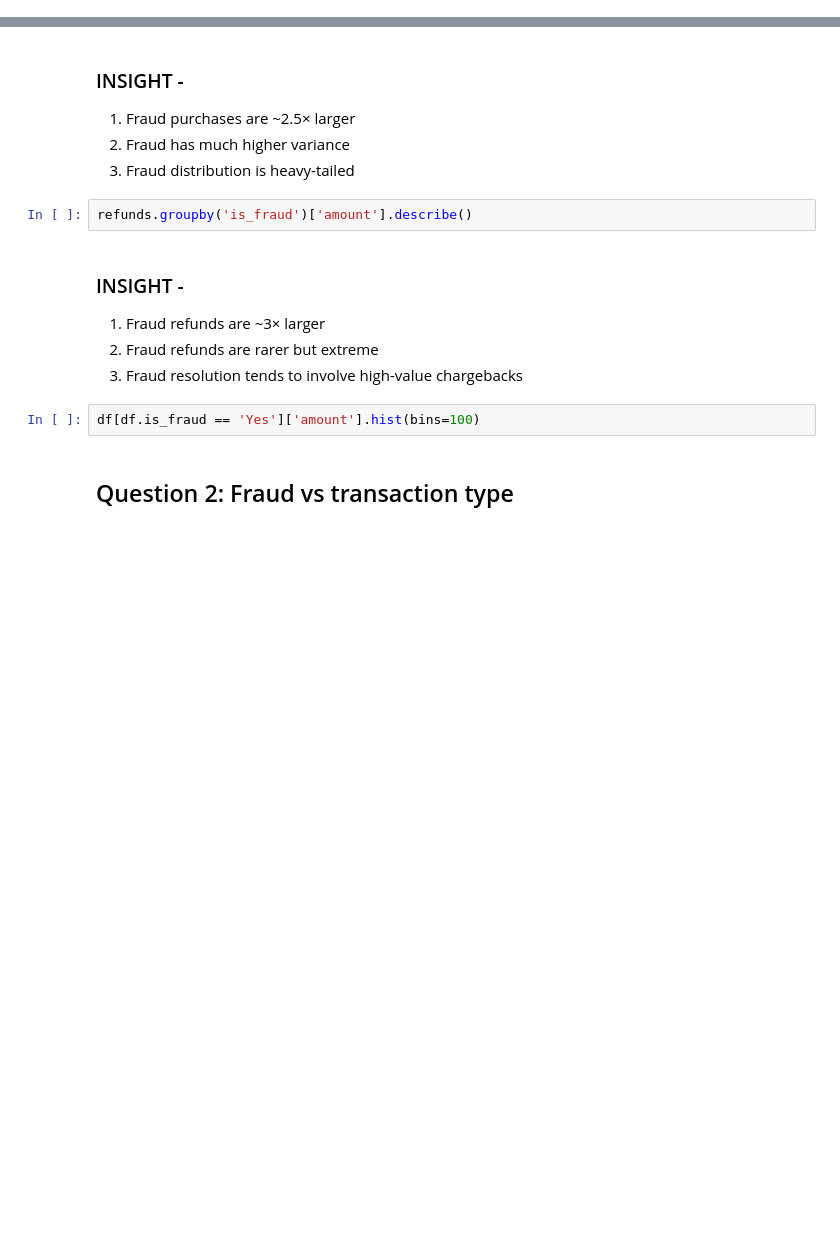
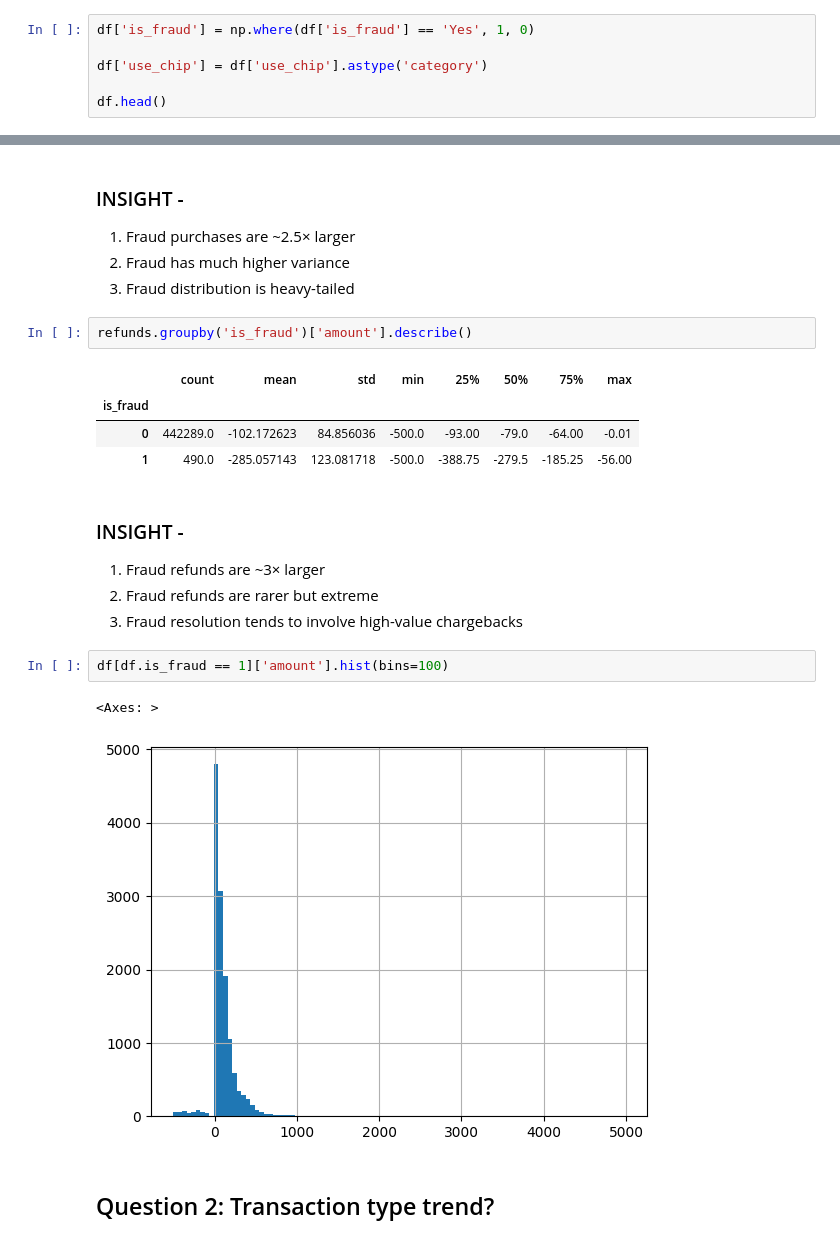
Before and after one commit to nandnii/Fraud-Transactions, a Jupyter notebook: Fraud Transactions.ipynb, the cells around one changed output, grey strips where cells are left out. Saved outputs shown, nothing was run; the diff lists cells and outputs as text; blank space fills up the shorter version.

Commit message:
Kaggle Notebook | Fraud Transactions | Amt & Time Trends

```diff
--- a/Fraud Transactions.ipynb
+++ b/Fraud Transactions.ipynb
@@ -212,0 +658,6 @@ df.head()
+# %%
+df['is_fraud'] = np.where(df['is_fraud'] == 'Yes', 1, 0)
+
+df['use_chip'] = df['use_chip'].astype('category')
+
+df.head()
@@ -247,14 +722,22 @@ purchases.groupby('is_fraud')['amount'].describe()
 3. Fraud distribution is heavy-tailed
 # %%
 refunds.groupby('is_fraud')['amount'].describe()
+# %% [output]
+|  | count | mean | std | min | 25% | 50% | 75% | max |
+| is_fraud |  |  |  |  |  |  |  |  |
+| 0 | 442289.0 | -102.172623 | 84.856036 | -500.0 | -93.00 | -79.0 | -64.00 | -0.01 |
+| 1 | 490.0 | -285.057143 | 123.081718 | -500.0 | -388.75 | -279.5 | -185.25 | -56.00 |
 # %% [markdown]
 ### INSIGHT -
 1. Fraud refunds are ~3× larger
 2. Fraud refunds are rarer but extreme
 3. Fraud resolution tends to involve high-value chargebacks
 # %%
-df[df.is_fraud == 'Yes']['amount'].hist(bins=100)
+df[df.is_fraud == 1]['amount'].hist(bins=100)
+# %% [output]
+<Axes: >
+[figure, added]
 # %% [markdown]
-## Question 2: Fraud vs transaction type
+## Question 2: Transaction type trend?
 # %%
 df.groupby(['use_chip', 'is_fraud']).size().unstack().fillna(0)
```
Also changed, not shown: parts of 63 cells of this notebook.
